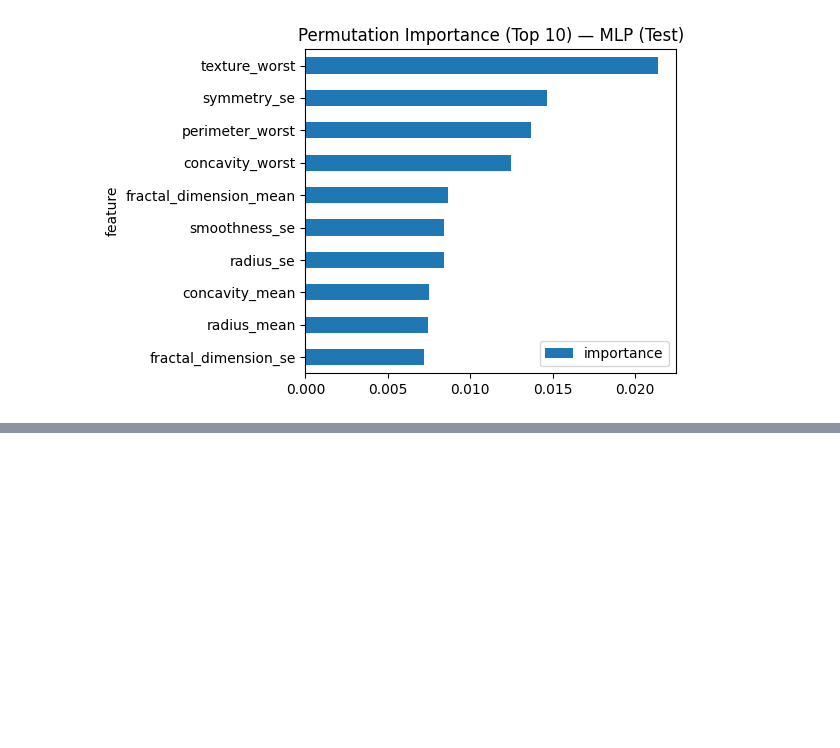
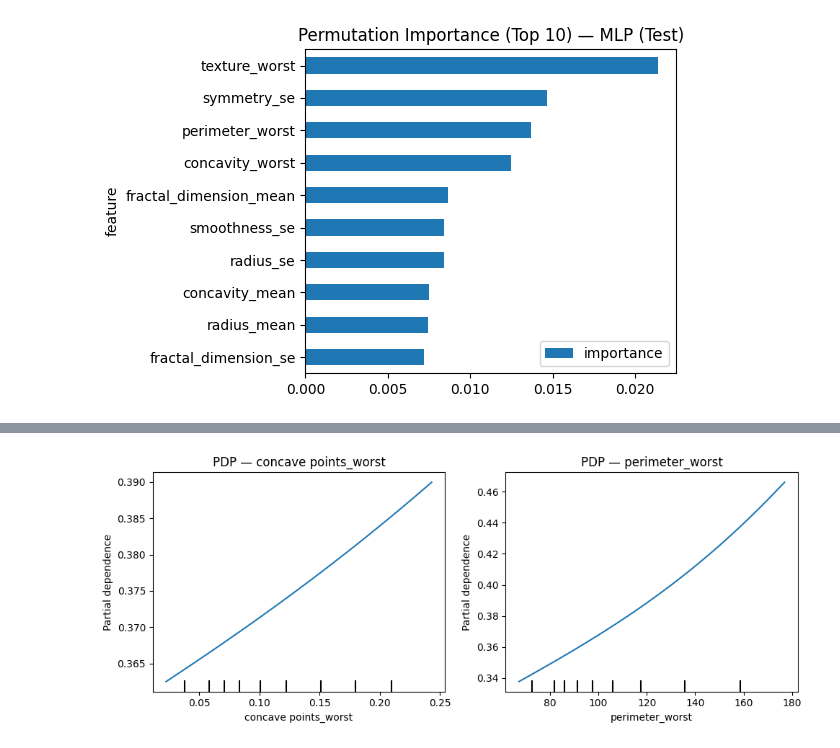
Before and after one commit to Hbollas/breast-cancer-classifier, a Jupyter notebook: notebooks/02-models.ipynb, the cells around one changed output, grey strips where cells are left out. Cells and saved outputs as stored; diff of their text form; code cells hidden in the pictures; blank space fills up the shorter version.

```diff
--- a/notebooks/02-models.ipynb
+++ b/notebooks/02-models.ipynb
@@ -315,0 +380,14 @@ Saved permutation importance table + plot.
+# %%
+from sklearn.inspection import PartialDependenceDisplay
+
+feature_names = X_train.columns.tolist()
+X_train_df = pd.DataFrame(X_train, columns=feature_names)
+
+fig, ax = plt.subplots(1, 2, figsize=(10,4))
+PartialDependenceDisplay.from_estimator(best_model, X_train_df, ["concave points_worst"], ax=ax[0])
+PartialDependenceDisplay.from_estimator(best_model, X_train_df, ["perimeter_worst"], ax=ax[1])
+ax[0].set_title("PDP — concave points_worst")
+ax[1].set_title("PDP — perimeter_worst")
+plt.tight_layout(); plt.show()
+# %% [output]
+[figure, added]
```
Also changed, not shown: parts of 4 cells of this notebook, 7 other files.
